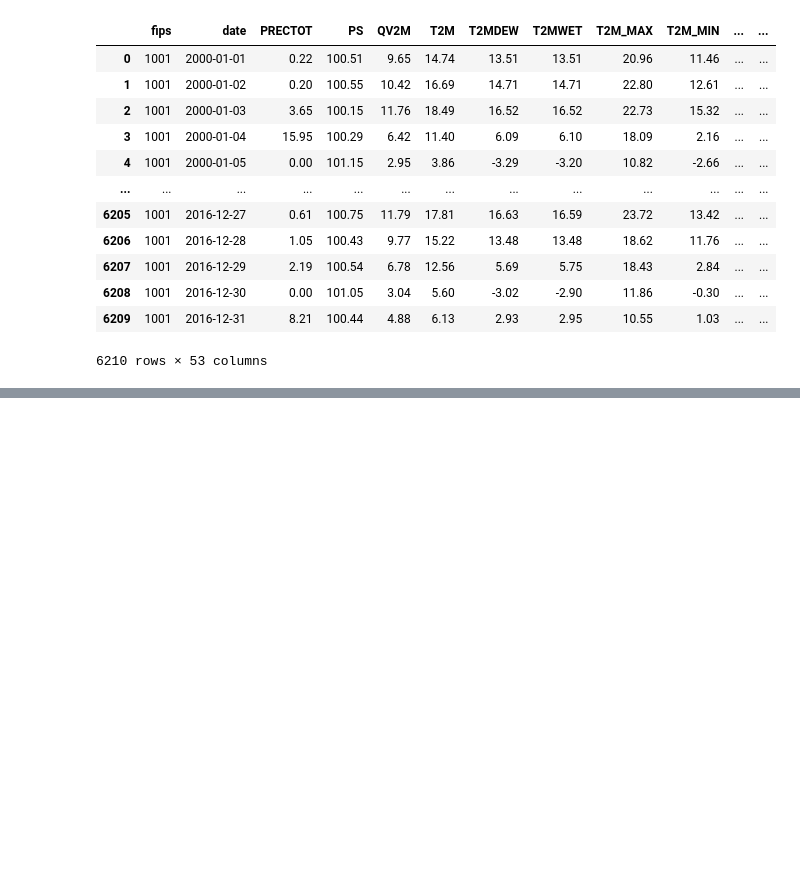
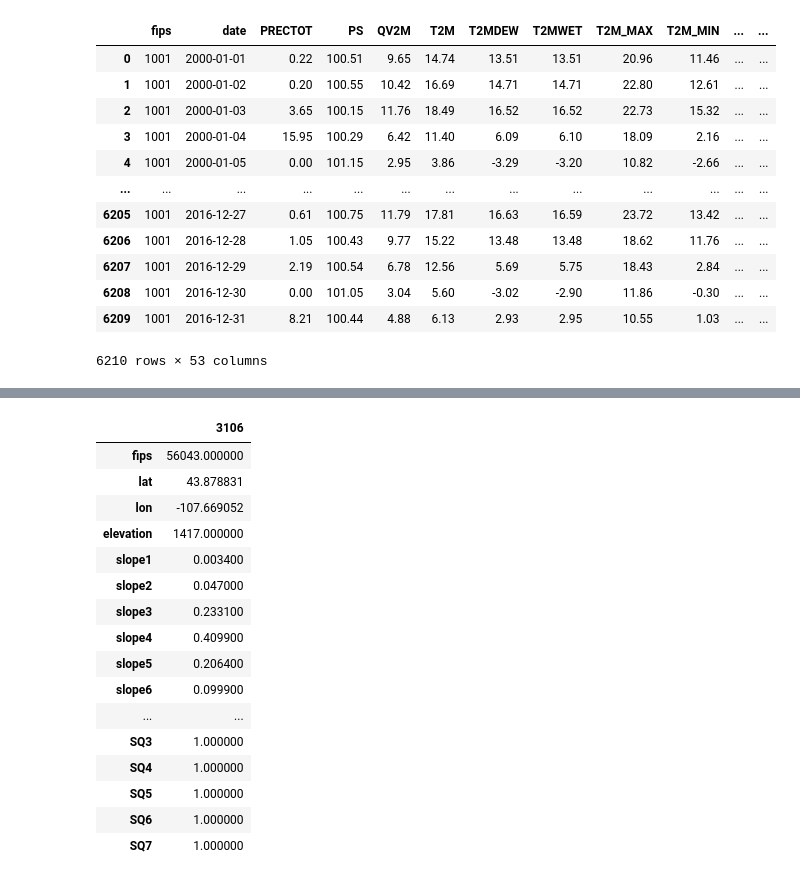
Before and after one commit to ChadDelany/drought_prediction, a Jupyter notebook: Notebooks/02c_Exploratory_Data_Analysis_join.ipynb, the cells around one changed output, grey strips where cells are left out. Saved outputs shown, nothing was run; the diff lists cells and outputs as text; code cells hidden in the pictures; blank space fills up the shorter version.

```diff
--- a/Notebooks/02c_Exploratory_Data_Analysis_join.ipynb
+++ b/Notebooks/02c_Exploratory_Data_Analysis_join.ipynb
@@ -268,0 +333,20 @@ train_soil[train_soil.fips == 1001]
+# %%
+soil_set[soil_set.fips == 56043].T
+# %% [output]
+|  | 3106 |
+| fips | 56043.000000 |
+| lat | 43.878831 |
+| lon | -107.669052 |
+| elevation | 1417.000000 |
+| slope1 | 0.003400 |
+| slope2 | 0.047000 |
+| slope3 | 0.233100 |
+| slope4 | 0.409900 |
+| slope5 | 0.206400 |
+| slope6 | 0.099900 |
+| ... | ... |
+| SQ3 | 1.000000 |
+| SQ4 | 1.000000 |
+| SQ5 | 1.000000 |
+| SQ6 | 1.000000 |
+| SQ7 | 1.000000 |
```
Also changed, not shown: parts of 8 cells of this notebook.
